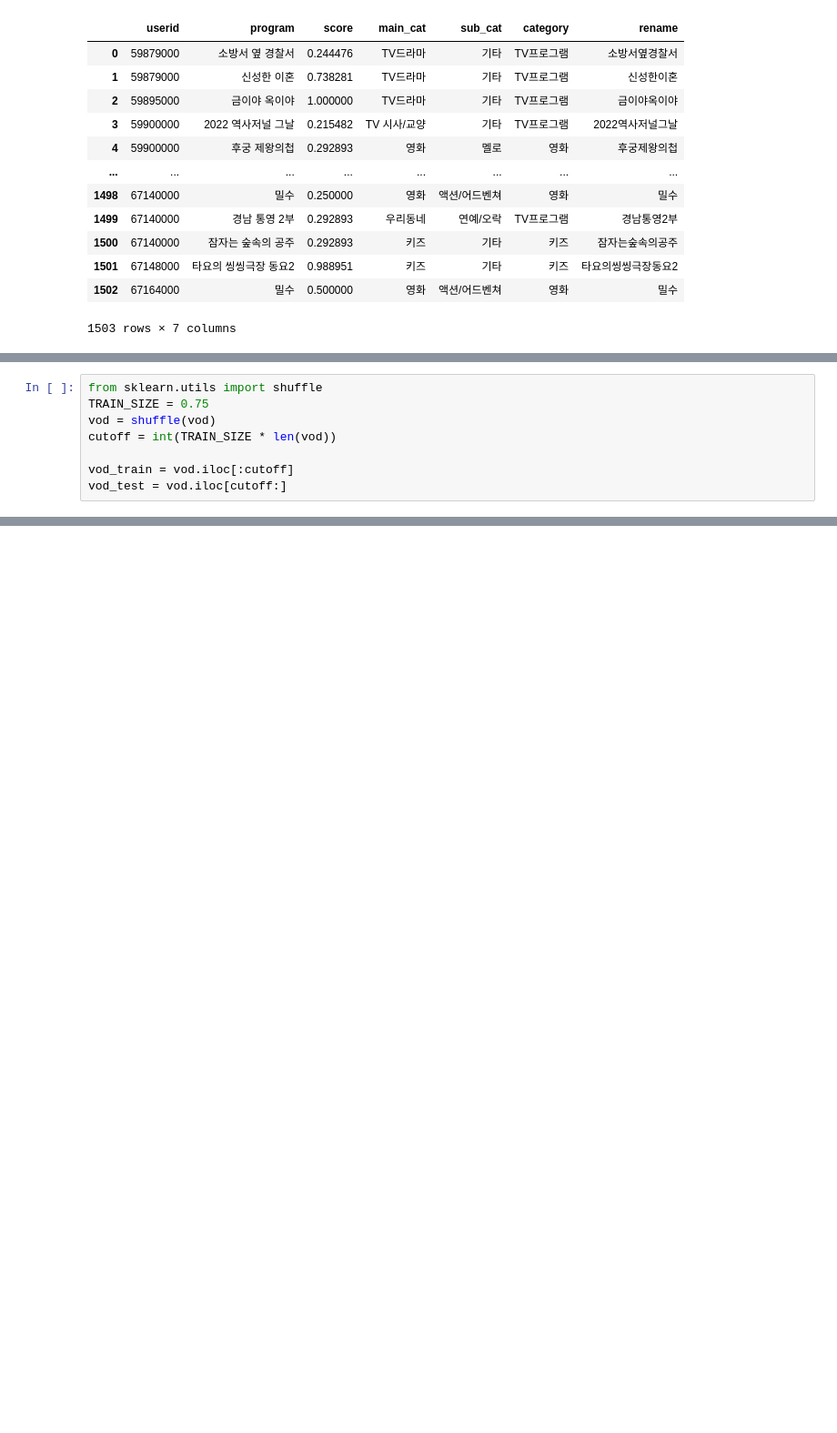
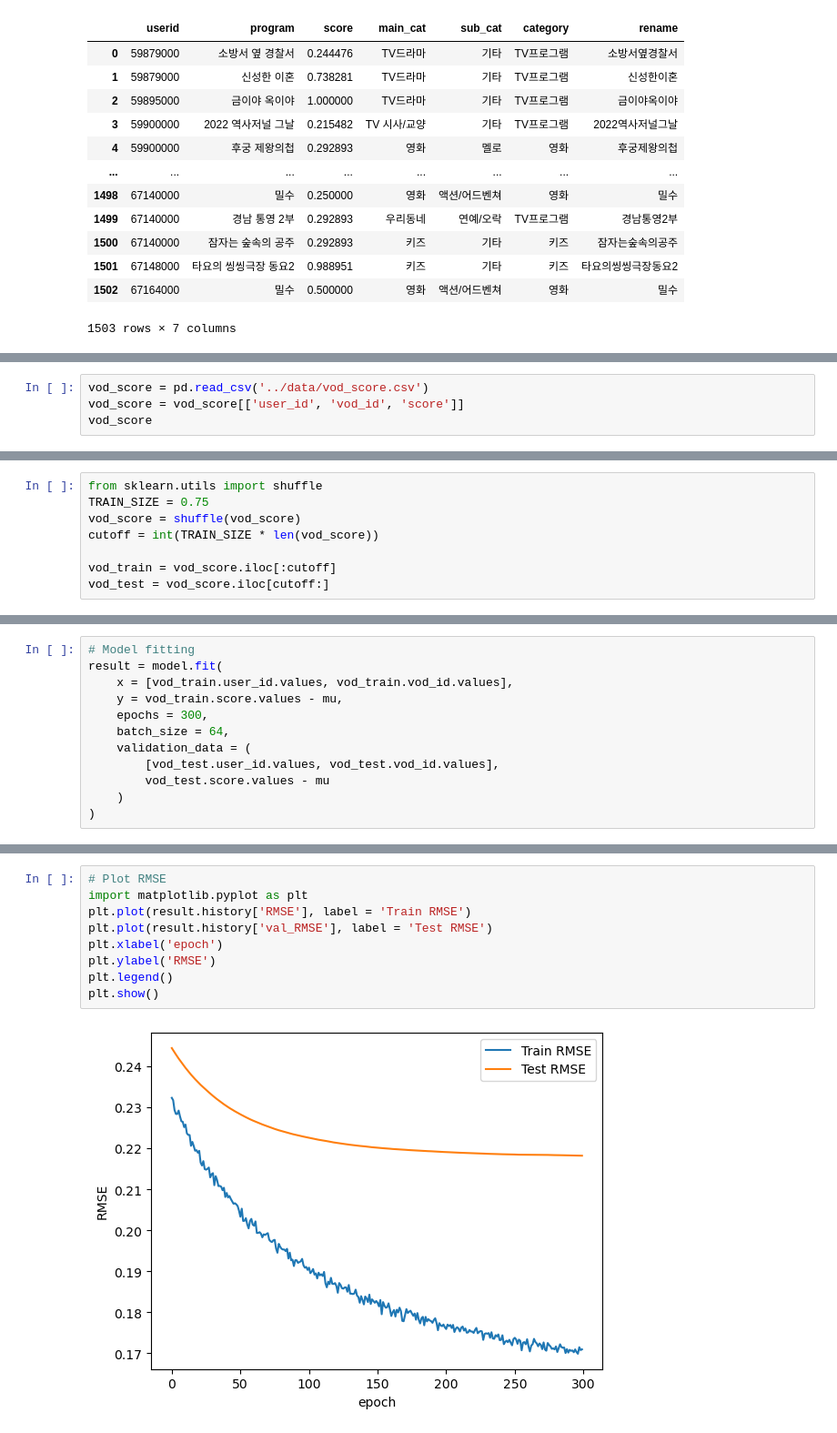
Before and after one commit to LGHV-team1/final-project, a Jupyter notebook: 모델/vod_modeling.ipynb, the cells around one changed output, grey strips where cells are left out. Shown at 91% size. Drawn from its saved outputs; the diff is of its cells as text; blank space fills up the shorter version.

```diff
--- a/모델/vod_modeling.ipynb
+++ b/모델/vod_modeling.ipynb
@@ -58,0 +66,4 @@ vod1
+# %%
+vod_score = pd.read_csv('../data/vod_score.csv')
+vod_score = vod_score[['user_id', 'vod_id', 'score']]
+vod_score
@@ -59,8 +84,8 @@ vod1
 # %%
 from sklearn.utils import shuffle
 TRAIN_SIZE = 0.75
-vod = shuffle(vod)
-cutoff = int(TRAIN_SIZE * len(vod))
+vod_score = shuffle(vod_score)
+cutoff = int(TRAIN_SIZE * len(vod_score))
 
-vod_train = vod.iloc[:cutoff]
-vod_test = vod.iloc[cutoff:]
+vod_train = vod_score.iloc[:cutoff]
+vod_test = vod_score.iloc[cutoff:]
@@ -92,0 +150,12 @@ M = vod.userid.max
+# %%
+# Model fitting
+result = model.fit(
+    x = [vod_train.user_id.values, vod_train.vod_id.values],
+    y = vod_train.score.values - mu,
+    epochs = 300,
+    batch_size = 64,
+    validation_data = (
+        [vod_test.user_id.values, vod_test.vod_id.values],
+        vod_test.score.values - mu
+    )
+)
@@ -92,0 +180,11 @@ M = vod.userid.max
+# %%
+# Plot RMSE
+import matplotlib.pyplot as plt
+plt.plot(result.history['RMSE'], label = 'Train RMSE')
+plt.plot(result.history['val_RMSE'], label = 'Test RMSE')
+plt.xlabel('epoch')
+plt.ylabel('RMSE')
+plt.legend()
+plt.show()
+# %% [output]
+[figure, added]
```
Also changed, not shown: parts of 12 cells of this notebook, 2 other files.
